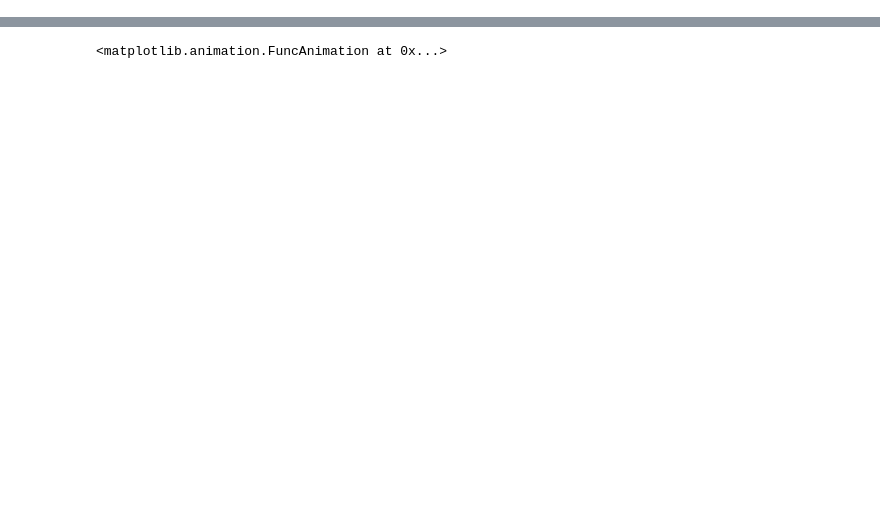
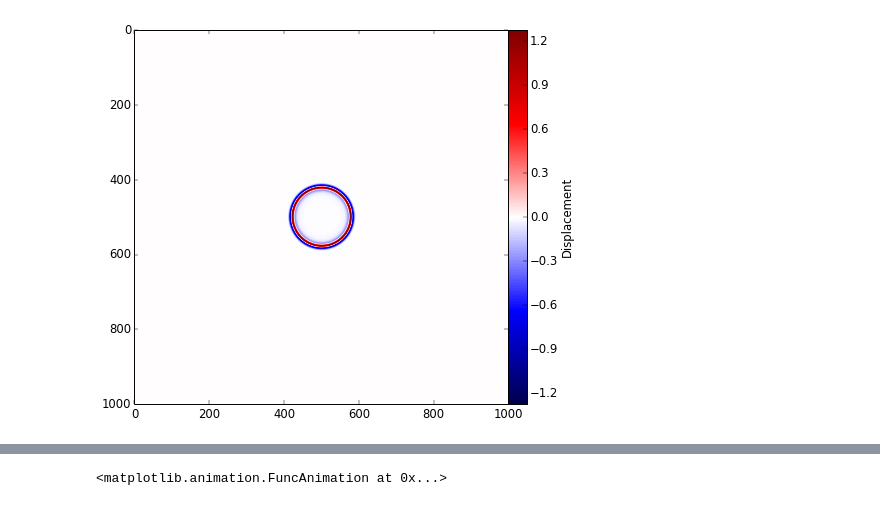
Before and after one commit to fatiando/prototypes, a Jupyter notebook: wavefd-simulation-class.ipynb, the cells around one changed output, grey strips where cells are left out. Saved outputs shown, nothing was run; the diff lists cells and outputs as text; code cells hidden in the pictures; blank space fills up the shorter version.

```diff
--- a/wavefd-simulation-class.ipynb
+++ b/wavefd-simulation-class.ipynb
@@ -158,8 +216,8 @@ class ElasticSH(object):
 # %%
 # Set the parameters of the finite difference grid
 ds = 10
-velocity = utils.fromimage('crooked-layer.png', ranges=[2500, 3500]).astype(np.float)
-density = utils.fromimage('crooked-layer.png', ranges=[2200, 2500]).astype(np.float)
-shape = velocity.shape
+shape = (1000, 1000)
+velocity = 3000*np.ones(shape)
+density = 2200*np.ones(shape)
 print('shape = {}\narea = {}'.format(shape, [s*ds for s in shape]))
 # %% [output]
@@ -168,6 +226,3 @@ area = [5000, 7000]
 # %%
 sim = ElasticSH(velocity, density, ds, padding=50, taper=0.004, cachefile='/home/leo/tmp/simulation.h5')
-sim.add_point_source((0, 90), Ricker(5, 20, 0.1))
+sim.add_point_source((shape[0]//2, shape[1]//2), Ricker(5, 20, 0.1))
-# %%
-sim.run(100)
-sim.it
@@ -175,0 +237,4 @@ sim.it
+# %%
+sim.peek()
+# %% [output]
+[figure, added]
```
Also changed, not shown: parts of 21 cells of this notebook.
